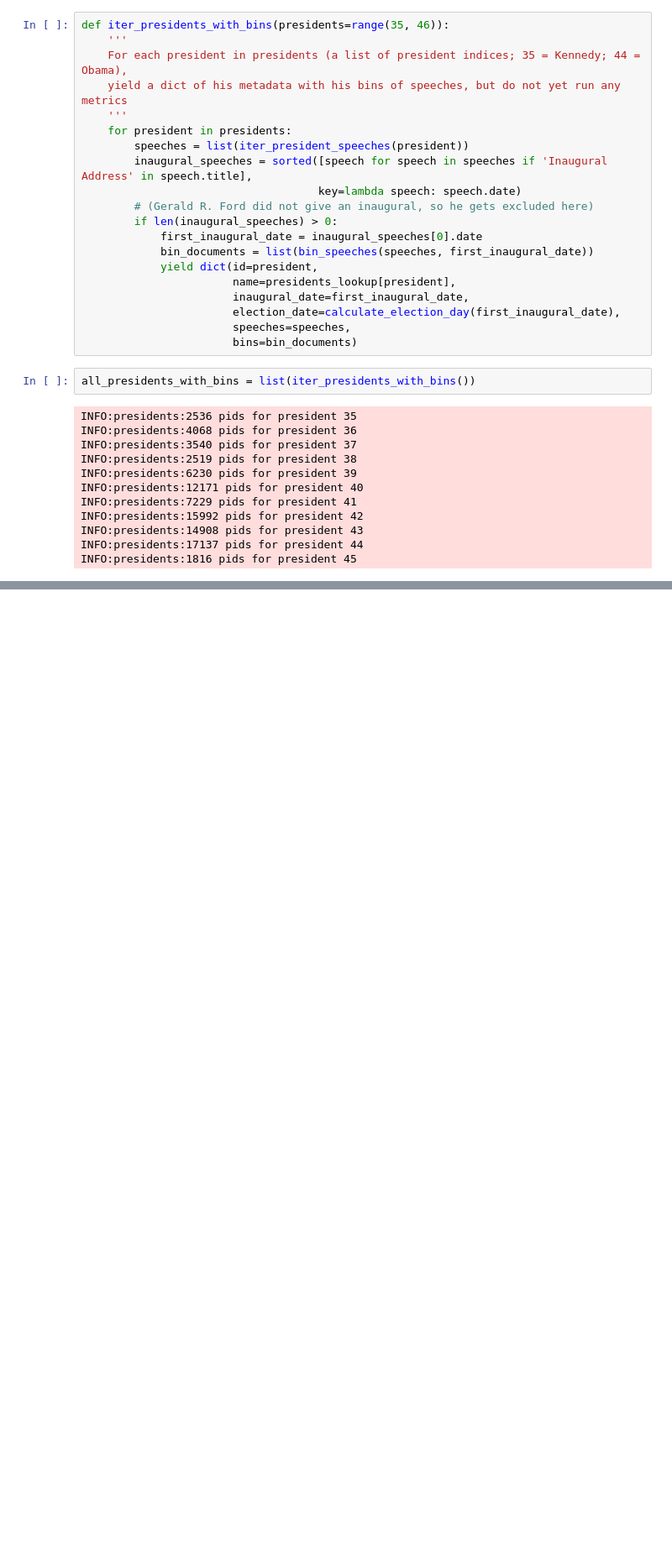
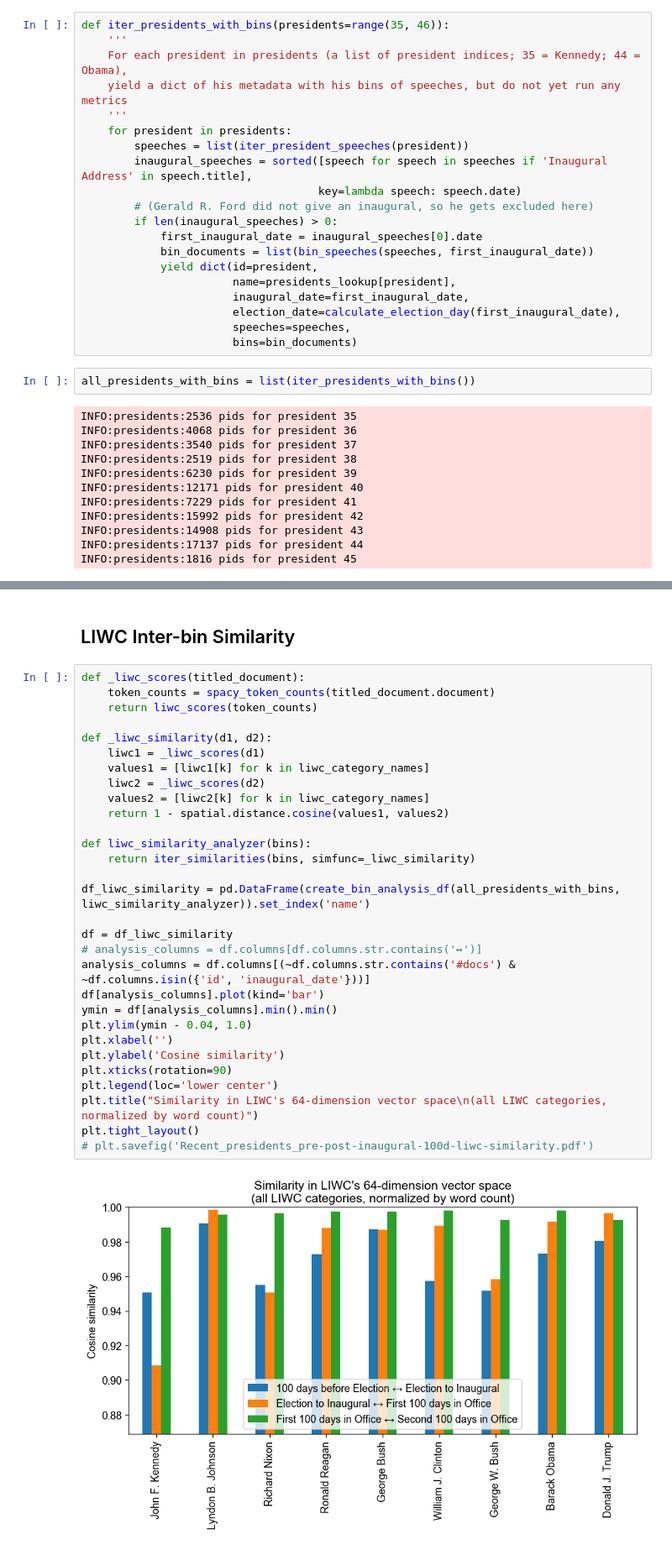
Before and after one commit to chbrown/presidents, a Jupyter notebook: notebooks/Inaugural-Shift.ipynb, the cells around one changed output, grey strips where cells are left out. Shown at 84% size. Saved outputs shown, nothing was run; the diff lists cells and outputs as text; blank space fills up the shorter version.

```diff
--- a/notebooks/Inaugural-Shift.ipynb
+++ b/notebooks/Inaugural-Shift.ipynb
@@ -178,0 +243,34 @@ plt.savefig('Recent_presidents_pre-post-inaugural-100d-similarity.pdf')
+# %% [markdown]
+## LIWC Inter-bin Similarity
+# %%
+def _liwc_scores(titled_document):
+    token_counts = spacy_token_counts(titled_document.document)
+    return liwc_scores(token_counts)
+
+def _liwc_similarity(d1, d2):
+    liwc1 = _liwc_scores(d1)
+    values1 = [liwc1[k] for k in liwc_category_names]
+    liwc2 = _liwc_scores(d2)
+    values2 = [liwc2[k] for k in liwc_category_names]
+    return 1 - spatial.distance.cosine(values1, values2)
+
+def liwc_similarity_analyzer(bins):
+    return iter_similarities(bins, simfunc=_liwc_similarity)
+
+df_liwc_similarity = pd.DataFrame(create_bin_analysis_df(all_presidents_with_bins, liwc_similarity_analyzer)).set_index('name')
+
+df = df_liwc_similarity
+# analysis_columns = df.columns[df.columns.str.contains('↔')]
+analysis_columns = df.columns[(~df.columns.str.contains('#docs') & ~df.columns.isin({'id', 'inaugural_date'}))]
+df[analysis_columns].plot(kind='bar')
+ymin = df[analysis_columns].min().min()
+plt.ylim(ymin - 0.04, 1.0)
+plt.xlabel('')
+plt.ylabel('Cosine similarity')
+plt.xticks(rotation=90)
+plt.legend(loc='lower center')
+plt.title("Similarity in LIWC's 64-dimension vector space\n(all LIWC categories, normalized by word count)")
+plt.tight_layout()
+# plt.savefig('Recent_presidents_pre-post-inaugural-100d-liwc-similarity.pdf')
+# %% [output]
+[figure, added]
```
Also changed, not shown: parts of 16 cells of this notebook, 4 other files.
